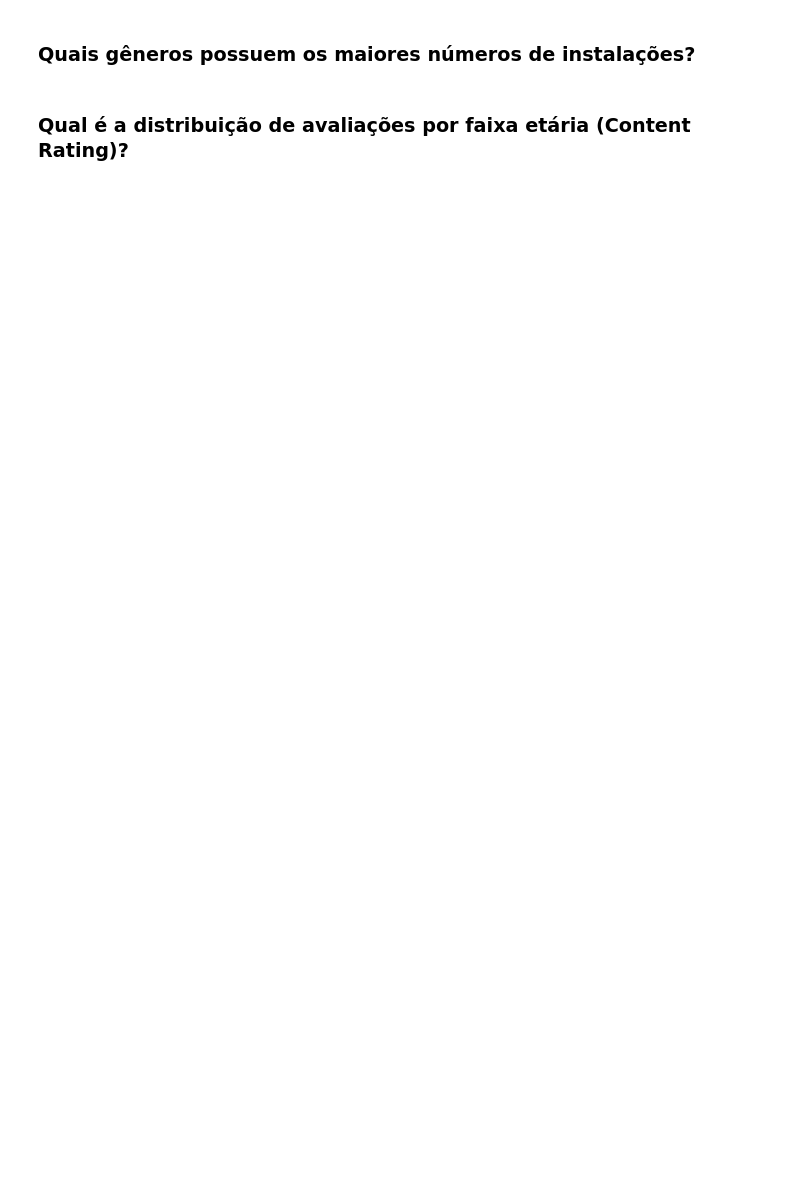
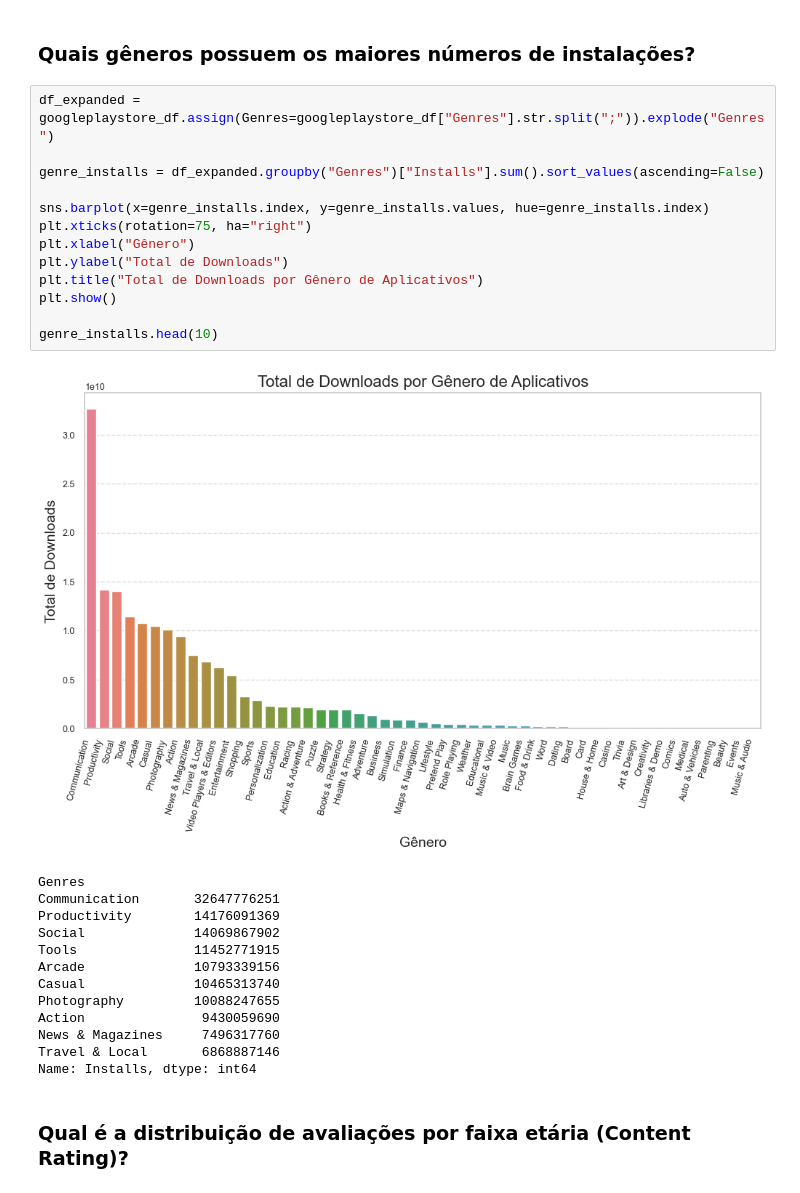
Before and after one commit to Nicolas-Wender/Google-Playstore-Analysis, a Jupyter notebook: notebook.ipynb, the cells around one changed output. Cells and saved outputs as stored; diff of their text form; blank space fills up the shorter version.

```diff
--- a/notebook.ipynb
+++ b/notebook.ipynb
@@ -193,6 +244,33 @@ googleplaystore_reviews_df = googleplaystore_reviews_df.assign(
 # %% [markdown]
 
 ### Quais gêneros possuem os maiores números de instalações?
+# %%
+df_expanded = googleplaystore_df.assign(Genres=googleplaystore_df["Genres"].str.split(";")).explode("Genres")
+
+genre_installs = df_expanded.groupby("Genres")["Installs"].sum().sort_values(ascending=False)
+
+sns.barplot(x=genre_installs.index, y=genre_installs.values, hue=genre_installs.index)
+plt.xticks(rotation=75, ha="right")
+plt.xlabel("Gênero")
+plt.ylabel("Total de Downloads")
+plt.title("Total de Downloads por Gênero de Aplicativos")
+plt.show()
+
+genre_installs.head(10)
+# %% [output]
+[figure, added]
+Genres
+Communication       32647776251
+Productivity        14176091369
+Social              14069867902
+Tools               11452771915
+Arcade              10793339156
+Casual              10465313740
+Photography         10088247655
+Action               9430059690
+News & Magazines     7496317760
+Travel & Local       6868887146
+Name: Installs, dtype: int64
 # %% [markdown]
 
 ### Qual é a distribuição de avaliações por faixa etária (Content Rating)?
```
Also changed, not shown: parts of 14 cells of this notebook.
